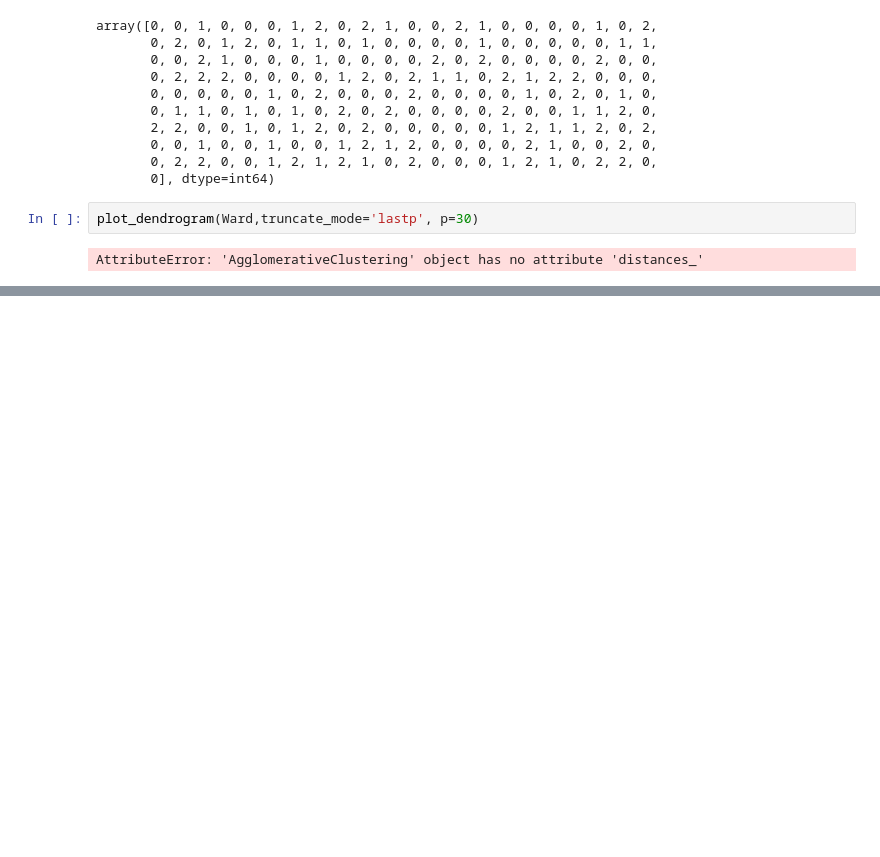
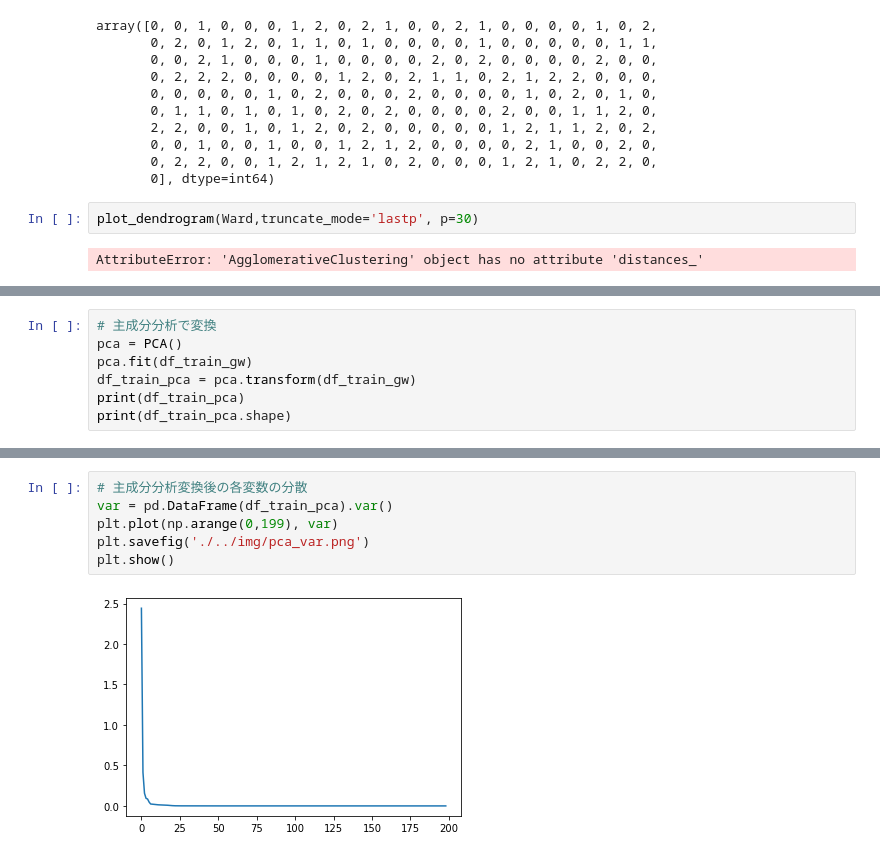
Before and after one commit to tomitayuuki/study, a Jupyter notebook: 自動車の走行距離（書き直し）.ipynb, the cells around one changed output, grey strips where cells are left out. Cells and saved outputs as stored; diff of their text form; blank space fills up the shorter version.

```diff
--- a/自動車の走行距離（書き直し）.ipynb
+++ b/自動車の走行距離（書き直し）.ipynb
@@ -1155,0 +1175,7 @@ plt.show()
+# %%
+# 主成分分析で変換
+pca = PCA()
+pca.fit(df_train_gw)
+df_train_pca = pca.transform(df_train_gw)
+print(df_train_pca)
+print(df_train_pca.shape)
@@ -1155,0 +1197,8 @@ plt.show()
+# %%
+# 主成分分析変換後の各変数の分散
+var = pd.DataFrame(df_train_pca).var()
+plt.plot(np.arange(0,199), var)
+plt.savefig('./../img/pca_var.png')
+plt.show()
+# %% [output]
+[figure, added]
```
Also changed, not shown: parts of 100 cells of this notebook.
